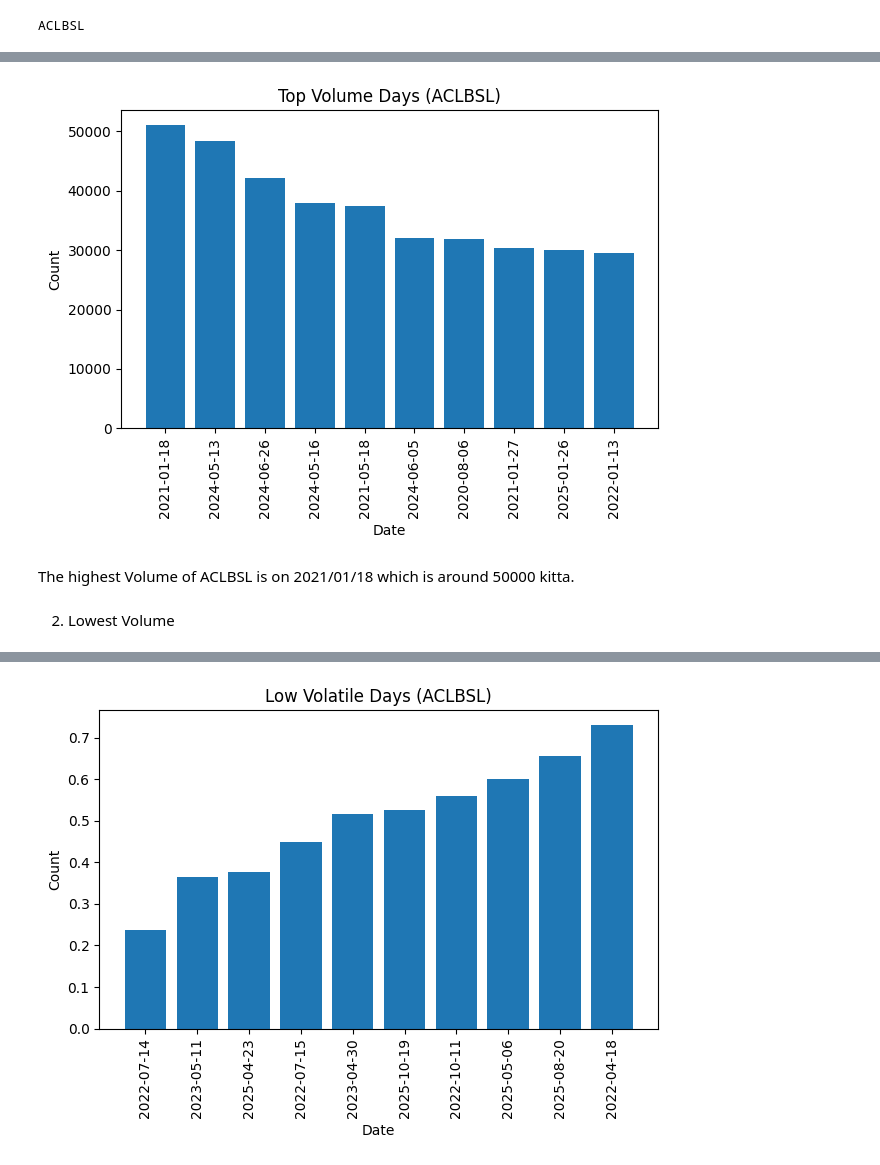
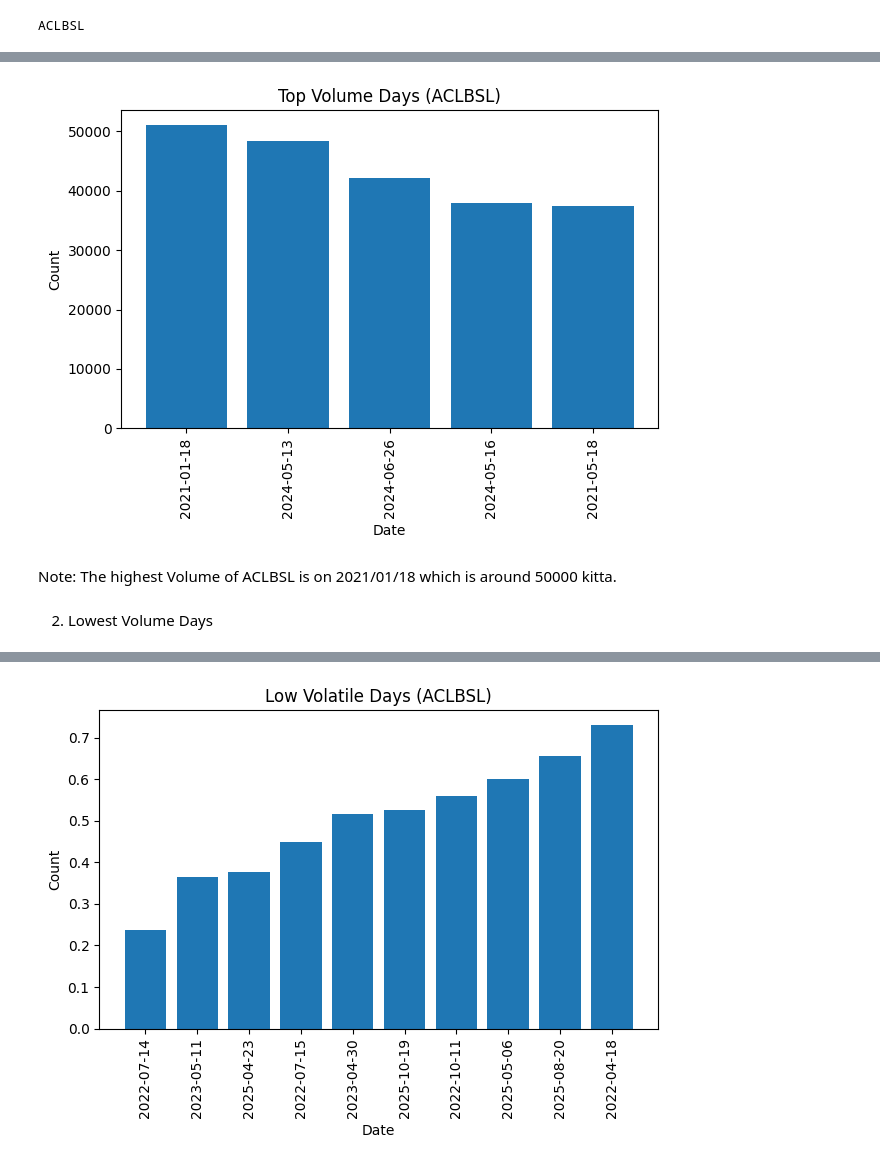
Before and after one commit to Sachinkc263/datascience, a Jupyter notebook: Nepse_data_insights/aclbsl_insights.ipynb, the cells around one changed output, grey strips where cells are left out. Drawn from its saved outputs; the diff is of its cells as text; code cells hidden in the pictures.

```diff
--- a/Nepse_data_insights/aclbsl_insights.ipynb
+++ b/Nepse_data_insights/aclbsl_insights.ipynb
@@ -20,5 +20,7 @@ ACLBSL
 # %%
-top_volumes = df.sort_values(by= "volume", ascending=False).head(10)[["date", "symbol", "volume"]]
+# 'volume' column lai descending order ma sort garxa, take first 5 rows with (date, symbol, volume)
+top_volumes = df.sort_values(by= "volume", ascending=False).head(5)[["date", "symbol", "volume"]]
+# index lai feri 1 bata start garxa
 top_volumes.index = range(1,len(top_volumes)+1)
 print("\nTop Volume Days:\n")
 print(top_volumes)
@@ -39,16 +36,17 @@ Top Volume Days:
 # %%
 plt.figure()
-plt.bar(top_volumes["date"], top_volumes["volume"])
+#bar graph of top volume day
+plt.bar(top_volumes["date"].astype(str), top_volumes["volume"])
 plt.title(f"Top Volume Days ({stock_symbol})")
 plt.xlabel("Date")
 plt.ylabel("Count")
 plt.xticks(rotation=90)
 plt.tight_layout()
 plt.show()
 # %% [output]
-[figure, old version]
+[figure, new version]
 # %% [markdown]
-The highest Volume of ACLBSL is on 2021/01/18 which is around 50000 kitta.
+Note: The highest Volume of ACLBSL is on 2021/01/18 which is around 50000 kitta.
 # %% [markdown]
-2. Lowest Volume
+2. Lowest Volume Days
 # %%
```
Also changed, not shown: parts of 28 cells of this notebook.
